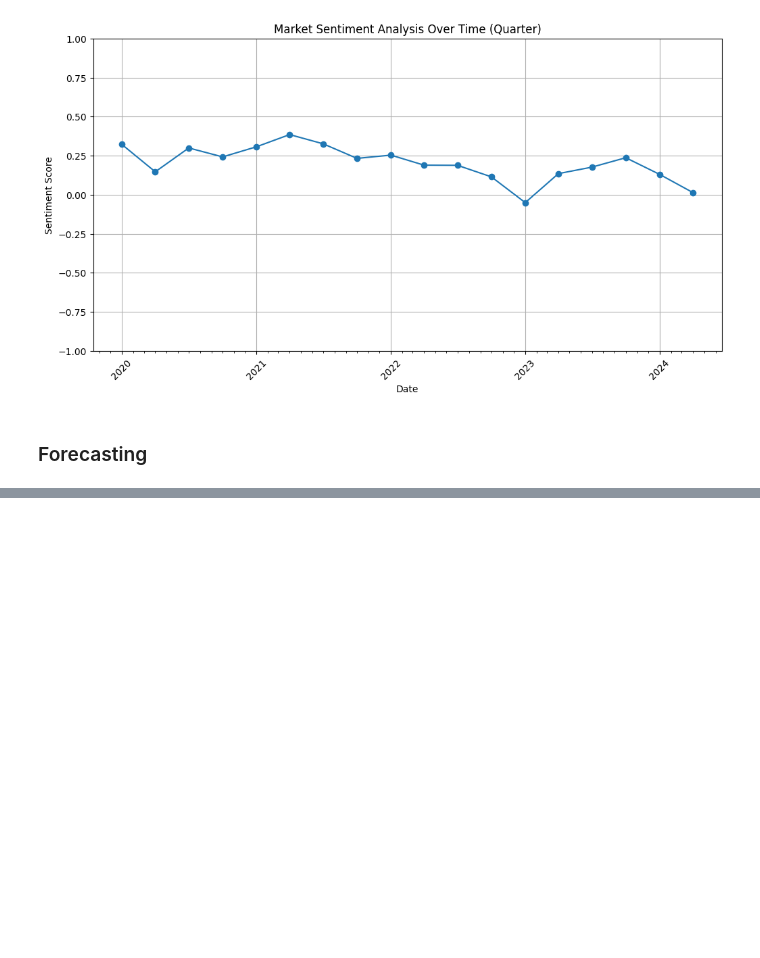
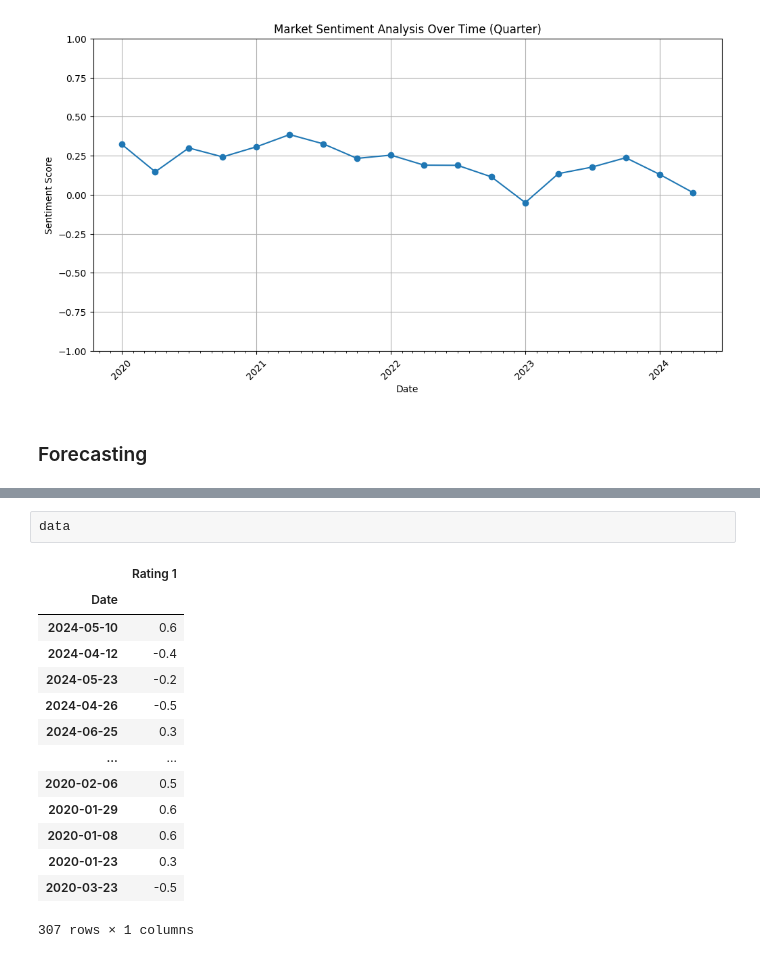
Before and after one commit to loowenwen/jtc-market-sentiments, a Jupyter notebook: market_sentiments.ipynb, the cells around one changed output, grey strips where cells are left out. Drawn from its saved outputs; the diff is of its cells as text; blank space fills up the shorter version.

```diff
--- a/market_sentiments.ipynb
+++ b/market_sentiments.ipynb
@@ -222,0 +208,17 @@ ValueError: time data "failed to " doesn't match format "%Y-%m-%d", at position
+# %%
+data
+# %% [output]
+|  | Rating 1 |
+| Date |  |
+| 2024-05-10 | 0.6 |
+| 2024-04-12 | -0.4 |
+| 2024-05-23 | -0.2 |
+| 2024-04-26 | -0.5 |
+| 2024-06-25 | 0.3 |
+| ... | ... |
+| 2020-02-06 | 0.5 |
+| 2020-01-29 | 0.6 |
+| 2020-01-08 | 0.6 |
+| 2020-01-23 | 0.3 |
+| 2020-03-23 | -0.5 |
+307 rows × 1 columns
```
Also changed, not shown: parts of 4 cells of this notebook, 3 other files.
